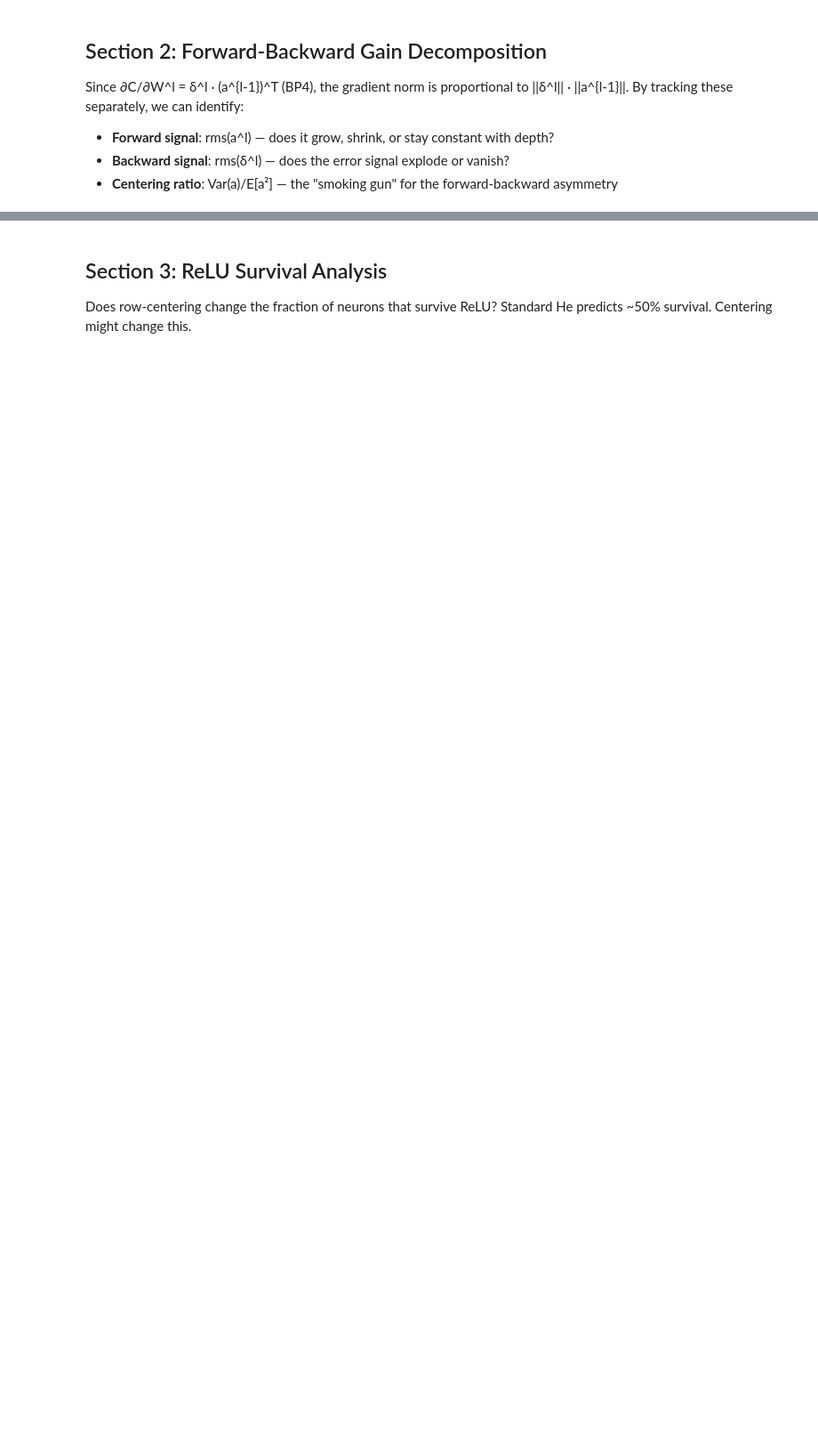
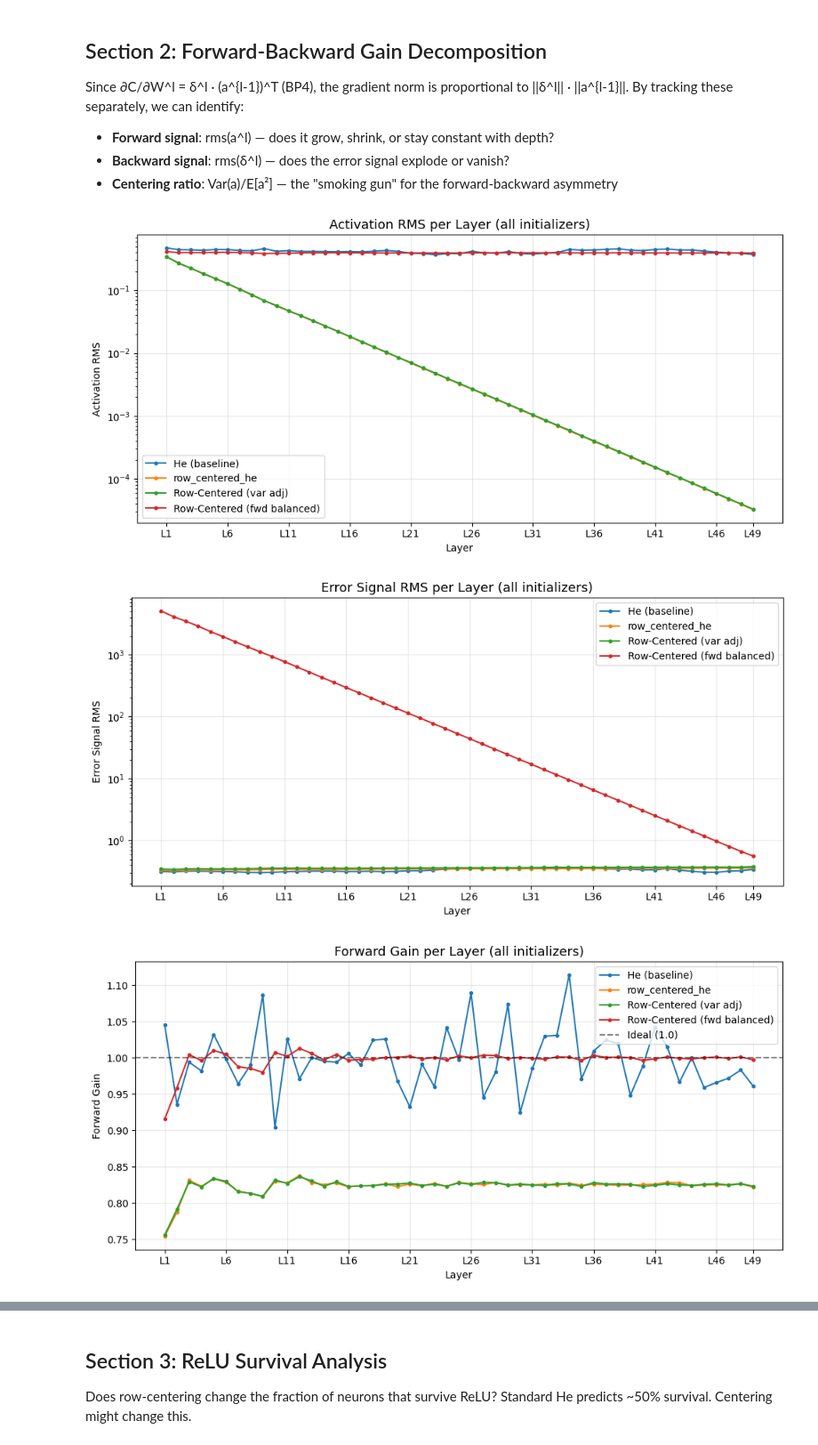
Before and after one commit to ItayOfer/deep-init-random-projections, a Jupyter notebook: notebooks/06_gradient_diagnostics.ipynb, the cells around one changed output, grey strips where cells are left out. Shown at 89% size. Drawn from its saved outputs; the diff is of its cells as text; code cells hidden in the pictures; blank space fills up the shorter version.

```diff
--- a/notebooks/06_gradient_diagnostics.ipynb
+++ b/notebooks/06_gradient_diagnostics.ipynb
@@ -177,11 +180,69 @@ for init in INIT_STRATEGIES:
-# %%
-# Compare forward gains across all initializers
-results_labeled = {INIT_LABELS.get(k, k): v for k, v in results_full.items()}
-
-fig = compare_gains_plot(results_labeled, gain_type='forward')
-plt.title('Forward Gain Comparison (should be ~1.0 for stability)', fontsize=12)
-plt.show()
-
-fig = compare_gains_plot(results_labeled, gain_type='backward')
-plt.title('Backward Gain Comparison (should be ~1.0 for stability)', fontsize=12)
-plt.show()
+# %%
+# Signal norm decomposition — all initializers overlaid per metric
+from rp_study.experiments.gradient_analysis import LayerSignalStats
+
+metrics = {
+    "Activation RMS": lambda s: s.activation_rms,
+    "Error Signal RMS": lambda s: s.error_signal_rms,
+}
+
+# Activation RMS and Error Signal RMS (from signal_stats)
+for metric_name, extractor in metrics.items():
+    fig, ax = plt.subplots(figsize=(10, 5))
+    for init in INIT_STRATEGIES:
+        label = INIT_LABELS.get(init, init)
+        stats = results_full[init].signal_stats
+        if not stats:
+            continue
+        stats_trimmed = stats[:-1] if len(stats) > 1 else stats
+        layers = [f"L{s.layer_idx}" for s in stats_trimmed]
+        vals = [extractor(s) for s in stats_trimmed]
+        ax.plot(layers, vals, 'o-', markersize=3, label=label)
+
+    ax.set_yscale('log')
+    ax.set_xlabel('Layer')
+    ax.set_ylabel(metric_name)
+    ax.set_title(f'{metric_name} per Layer (all initializers)', fontsize=13)
+    ax.legend()
+    ax.grid(True, alpha=0.3)
+    if len(layers) > 10:
+        step = max(1, (len(layers) - 1) // 9)
+        visible = list(range(0, len(layers), step))
+        if len(layers) - 1 not in visible:
+            visible.append(len(layers) - 1)
+        ax.set_xticks([layers[i] for i in visible])
+    plt.tight_layout()
+    plt.show()
+
+# Forward gain and Backward gain (from get_forward_gains / get_backward_gains)
+for gain_type, getter in [("Forward Gain", "get_forward_gains"), ("Backward Gain", "get_backward_gains")]:
+    fig, ax = plt.subplots(figsize=(10, 5))
+    for init in INIT_STRATEGIES:
+        label = INIT_LABELS.get(init, init)
+        result = results_full[init]
+        gains = getattr(result, getter)()
+        layers = list(gains.keys())
+        # Exclude last hidden layer (boundary effect)
+        if len(layers) > 1:
+            layers = layers[:-1]
+        vals = [gains[k] for k in layers]
+        ax.plot(layers, vals, 'o-', markersize=3, label=label)
+
+    ax.axhline(y=1.0, color='black', linestyle='--', alpha=0.5, label='Ideal (1.0)')
+    ax.set_xlabel('Layer')
+    ax.set_ylabel(gain_type)
+    ax.set_title(f'{gain_type} per Layer (all initializers)', fontsize=13)
+    ax.legend()
+    ax.grid(True, alpha=0.3)
+    if len(layers) > 10:
+        step = max(1, (len(layers) - 1) // 9)
+        visible = list(range(0, len(layers), step))
+        if len(layers) - 1 not in visible:
+            visible.append(len(layers) - 1)
+        ax.set_xticks([layers[i] for i in visible])
+    plt.tight_layout()
+    plt.show()
+# %% [output]
+[figure, added]
+[figure, added]
+[figure, added]
```
Also changed, not shown: parts of 21 cells of this notebook, 10 other files.
